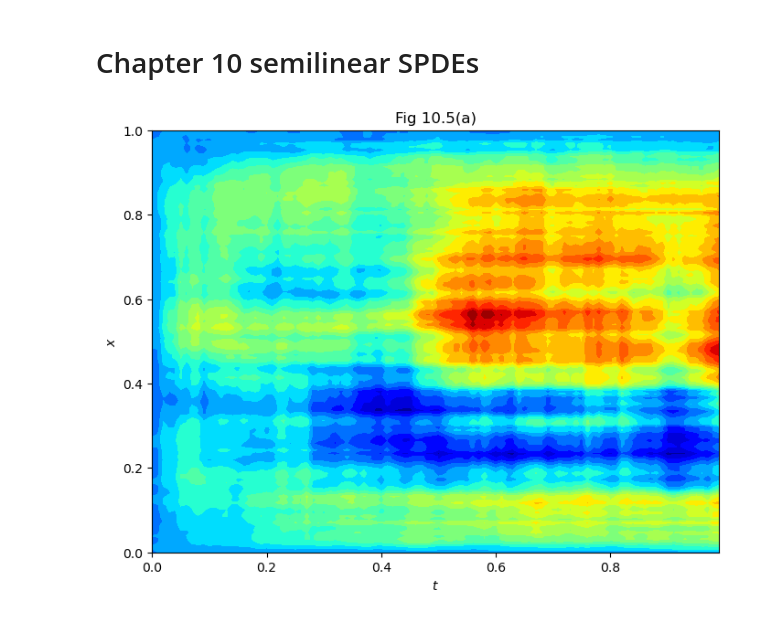
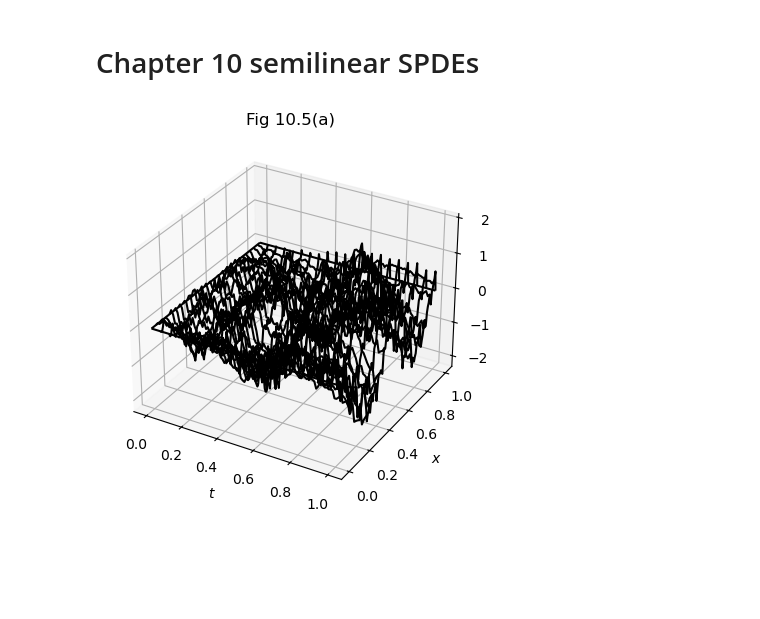
Before and after one commit to cgymmy/learnSDE, a Jupyter notebook: Chp10.ipynb, the cells around one changed output. Saved outputs shown, nothing was run; the diff lists cells and outputs as text; code cells hidden in the pictures; blank space fills up the shorter version.

```diff
--- a/Chp10.ipynb
+++ b/Chp10.ipynb
@@ -13,16 +17,16 @@ import time
 # %%
 def icspde_dst1(u):
     return scipy.fftpack.dst(u,type=1,axis=0)/2
-def get_onedD_bj(dtref,J,a,r):
-    jj=np.arange(1,J)
-    myeps=0.001
-    return np.sqrt(2 * dtref * jj ** - (2 * r + 1 + myeps) / a)
+
+def get_onedD_bj(dtref, J, a, r):
+    eps=0.001
+    return np.sqrt(2 * dtref * np.arange(1,J) ** (-(2 * r + 1 + eps)) / a)
 #
-def get_onedD_dW(bj,kappa,iFspace,M,s0):
+def get_onedD_dW(bj, kappa, iFspace, M):
     if (kappa == 1):
-        nn=s0.randn(M,bj.size)
+        nn = np.random.randn(M, bj.size)
     else:
-        nn=np.sum(s0.randn(kappa,M,bj.size),axis=0)
+        nn=np.sum(np.random.randn(kappa, M, bj.size),axis=0)
     X=(bj*nn)
     if (iFspace == 1):
         dW=X
@@ -32,21 +36,31 @@ def get_onedD_dW(bj,kappa,iFspace,M,s0):
     return dW
 # %%
 dtref=0.01; kappa=100; r=1/2; J=128; a=1
-bj=get_onedD_bj(dtref,J,a,r)
-s0=np.random.RandomState()
-dW=get_onedD_dW(bj,kappa,0,1,s0)
-WW=np.zeros((J+1,100)); t=np.zeros(100)
-for k in range(99):
-  dW=get_onedD_dW(bj,kappa,0,1,s0)
-  WW[1:-1,k+1]=WW[1:-1,k]+dW
-  t[k+1]=(k+1)*dtref
-x=np.linspace(0,a,J-1)
-#
-fig, ax = plt.subplots(figsize=(8, 6))
+bj = get_onedD_bj(dtref, J, a, r)
+dW = get_onedD_dW(bj, kappa, 0, 1)
+
+WW=np.zeros((J+1,101)); t=np.linspace(0, 1, 101)
+for k in range(100):
+  dW = get_onedD_dW(bj, 1, 0, 1)
+  WW[1:-1, k+1] = WW[1:-1, k] + dW
+  # t[k+1] = (k+1) * dtref
+
+fig = plt.figure()
+ax = fig.add_subplot(111, projection='3d')
 [T,X]=np.meshgrid(t,np.linspace(0,a,J+1))
-CS=ax.contourf(T,X,WW, levels=20, cmap='jet')
+CS=ax.plot_wireframe(T,X,WW,rstride=5,cstride=5,colors='k')
 s=ax.set_xlabel(r'$t$')
 s=ax.set_ylabel(r'$x$')
-s=ax.set_title(r'Fig 10.5(a)') # change r to 2 for Fig 10.5(b)
+s=ax.set_zlabel(r'$W$')
+s=ax.set_title(r'Fig 10.5(a)')
+#
+# fig, ax = plt.subplots(figsize=(8, 6))
+# [T,X]=np.meshgrid(t,np.linspace(0,a,J+1))
+# CS=ax.contourf(T,X,WW, levels=20, cmap='jet')
+# plt.colorbar(CS, ax=ax)
+# s=ax.set_xlabel(r'$t$')
+# s=ax.set_ylabel(r'$x$')
+# s=ax.set_title(r'Fig 10.5(a)')
+# plt.show()
 # %% [output]
-[figure, old version]
+[figure, new version]
```
Also changed, not shown: parts of 4 cells of this notebook, 1 other file.
